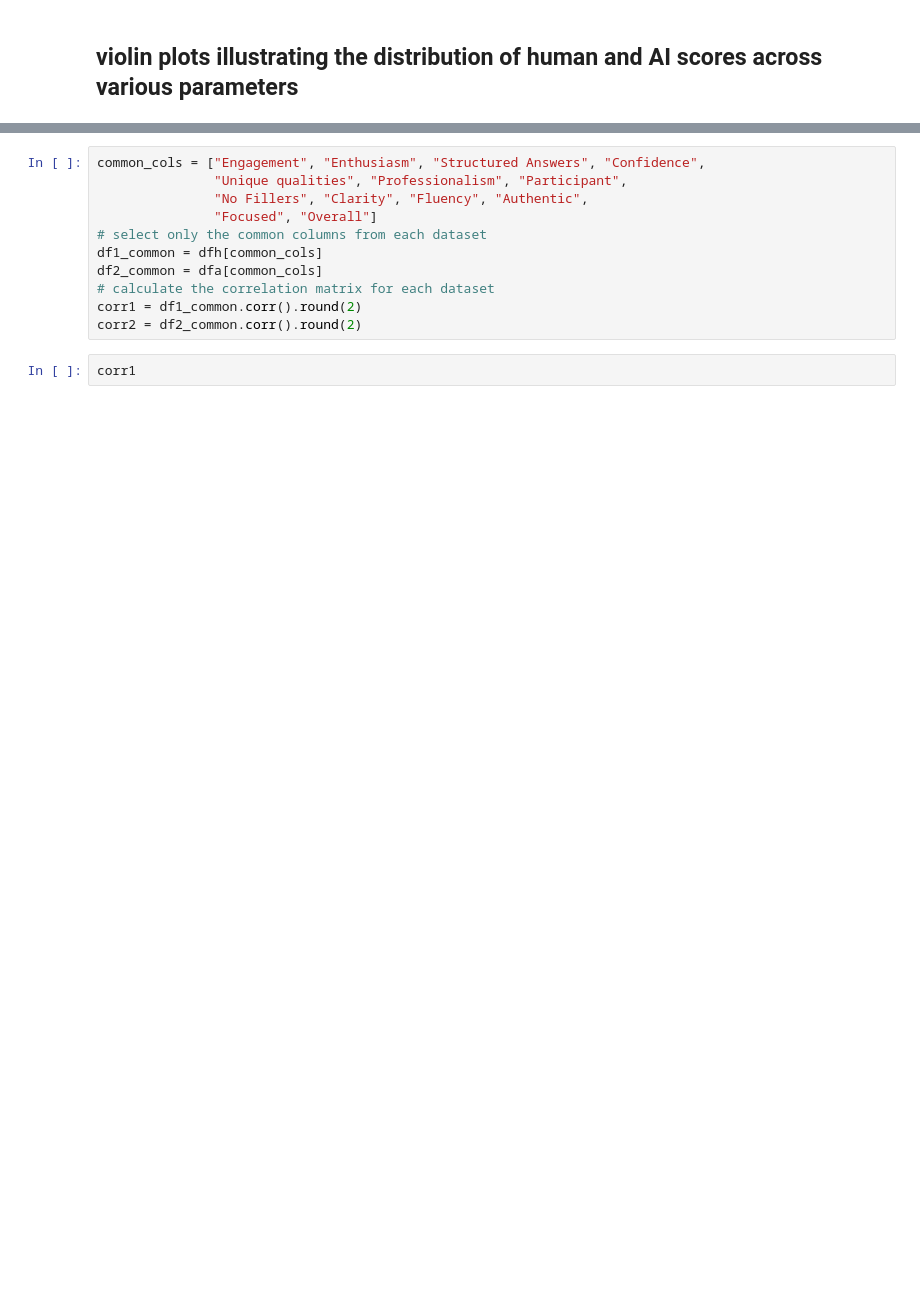
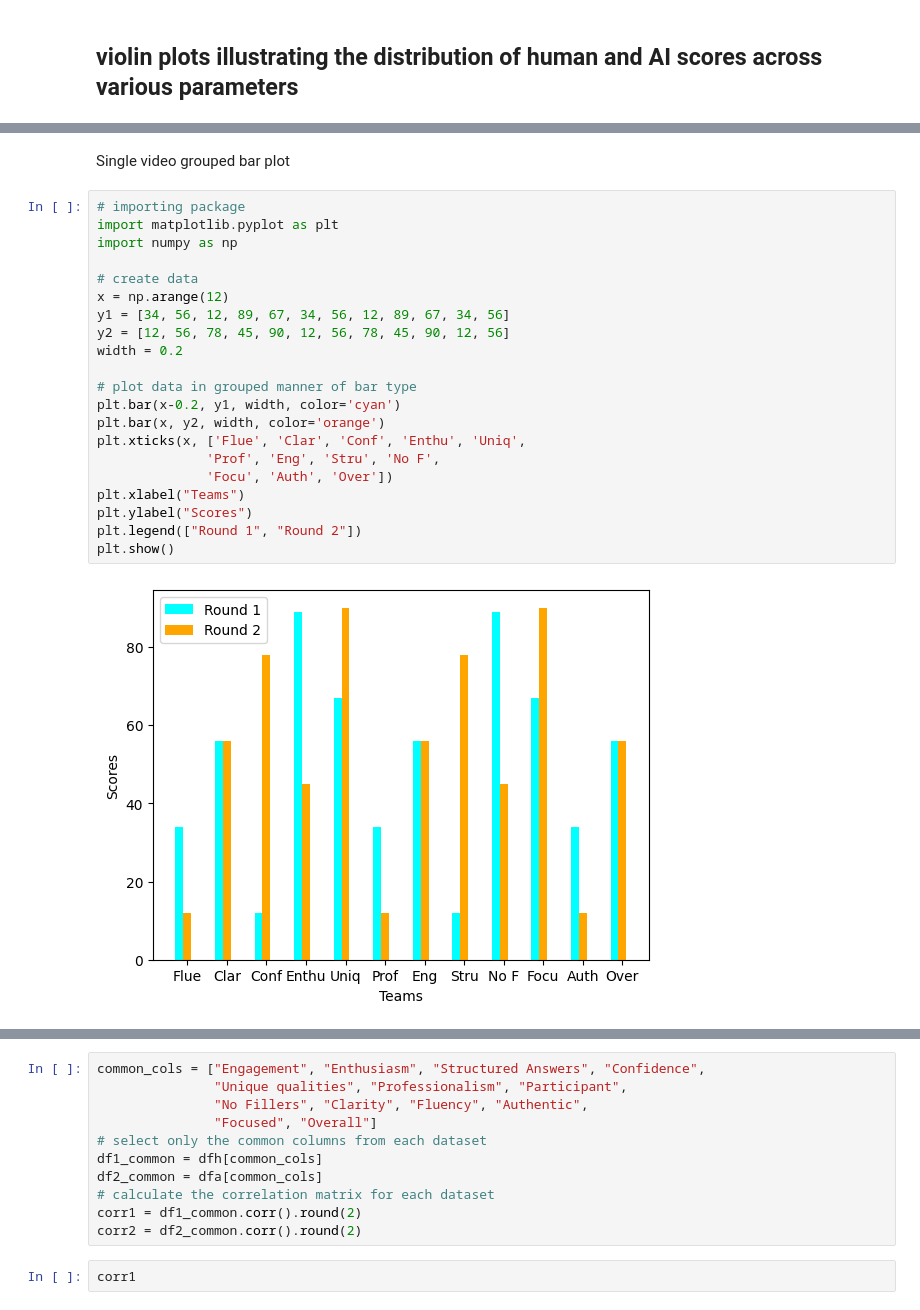
Before and after one commit to Nukaraju2003/Automation_grading, a Jupyter notebook: Text/Correlation_Matrix_and_PlotJyothiMam.ipynb, the cells around one changed output, grey strips where cells are left out. Drawn from its saved outputs; the diff is of its cells as text; blank space fills up the shorter version.

```diff
--- a/Text/Correlation_Matrix_and_PlotJyothiMam.ipynb
+++ b/Text/Correlation_Matrix_and_PlotJyothiMam.ipynb
@@ -398,0 +397,25 @@ plt.show()
+# %% [markdown]
+Single video grouped bar plot
+# %%
+# importing package
+import matplotlib.pyplot as plt
+import numpy as np
+
+# create data
+x = np.arange(12)
+y1 = [34, 56, 12, 89, 67, 34, 56, 12, 89, 67, 34, 56]
+y2 = [12, 56, 78, 45, 90, 12, 56, 78, 45, 90, 12, 56]
+width = 0.2
+
+# plot data in grouped manner of bar type
+plt.bar(x-0.2, y1, width, color='cyan')
+plt.bar(x, y2, width, color='orange')
+plt.xticks(x, ['Flue', 'Clar', 'Conf', 'Enthu', 'Uniq',
+              'Prof', 'Eng', 'Stru', 'No F',
+              'Focu', 'Auth', 'Over'])
+plt.xlabel("Teams")
+plt.ylabel("Scores")
+plt.legend(["Round 1", "Round 2"])
+plt.show()
+# %% [output]
+[figure, added]
```
Also changed, not shown: parts of 14 cells of this notebook, 1 other file.
